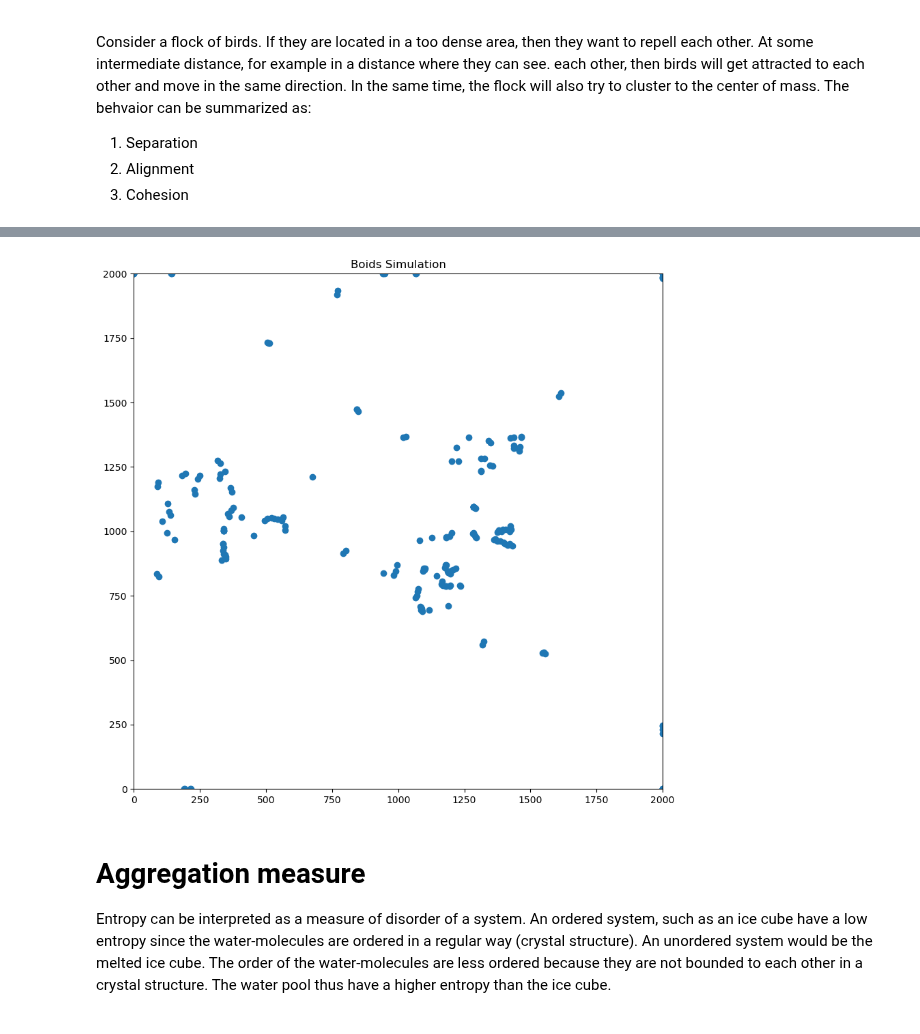
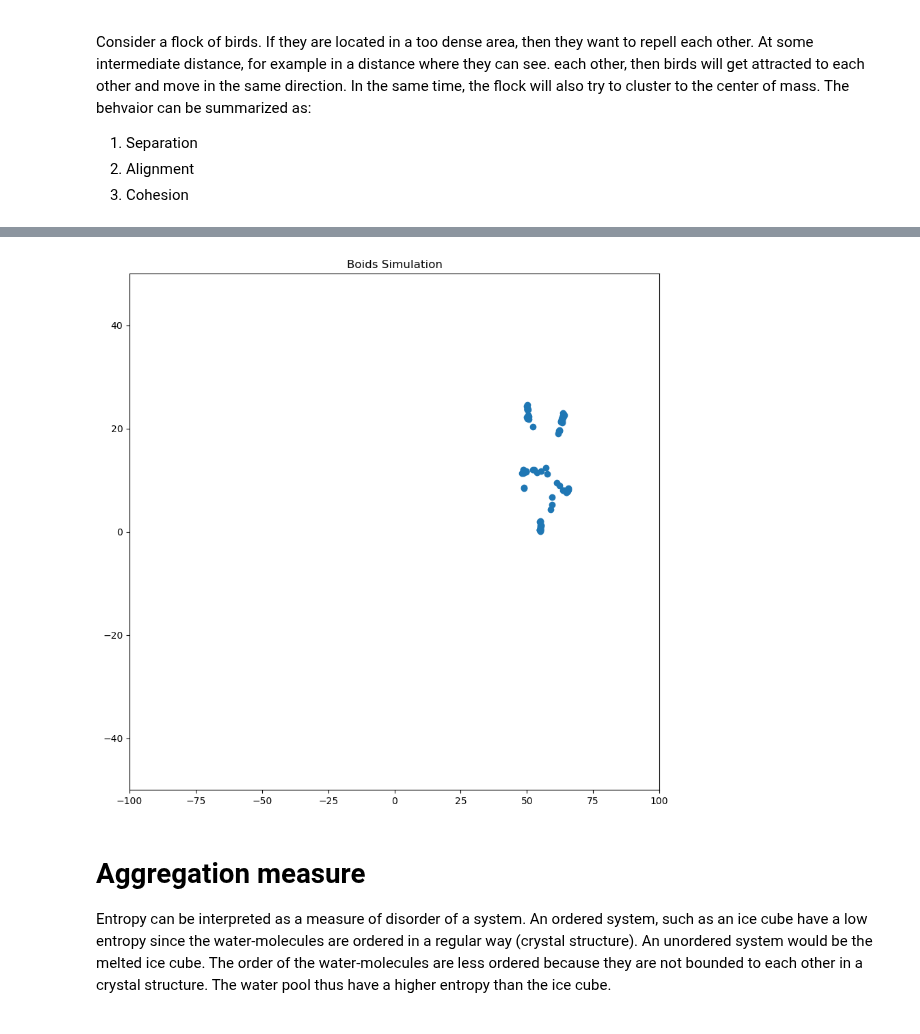
Before and after one commit to SunAndClouds/ComplexSystems, a Jupyter notebook: Lab4.ipynb, the cells around one changed output, grey strips where cells are left out. Drawn from its saved outputs; the diff is of its cells as text; code cells hidden in the pictures.

```diff
--- a/Lab4.ipynb
+++ b/Lab4.ipynb
@@ -31,7 +31,7 @@ rho1, rho2, rho3, rho4 = [0.1, 0.6, 0.2, 0.1]
 eta = 0.5 * np.pi  # random factor upper bound (in radians)
 
 # Animation constants
-time_steps = 10000
+time_steps = 5000
 factor = 50
 frames = time_steps // factor
 dt = 1e2 / time_steps
@@ -80,17 +80,26 @@ def theta3(xy):
     return theta
 
 
+def update_vector(repelling_angles, theta2_value, attracting_angles, prev_direction):
+    def directional_vector(theta):
+        if isinstance(theta, (float, np.float32, np.float64)):
+            u = np.array([np.cos(theta), np.sin(theta)])
+        else:
+            u = np.array([np.cos(theta), np.sin(theta)]).T
+        return u
 
-@njit
-def update_angle(repelling_angles, theta2_value, attracting_angles):
-    angle = (
-            rho1 * np.mean(repelling_angles) if repelling_angles.size > 0 else 0
-            + rho2 * theta2_value
-            + rho3 * np.mean(attracting_angles) if attracting_angles.size > 0 else 0
-            + rho4 * np.random.uniform(-eta, eta)
-    )
-    return angle
+    # If there are no birds in all three zones, return previous direction randomly perturbed
+    if repelling_angles.size == 0 and np.isnan(theta2_value) and attracting_angles.size == 0:
+        alpha, beta = 0.6, 0.4  # example weights for previous direction and random factor
+        return alpha * prev_direction + beta * directional_vector(np.random.uniform(-eta, eta))
 
+    e1 = np.mean(directional_vector(repelling_angles), axis=0) if repelling_angles.size > 0 else np.array([0.0, 0.0])
+    e2 = directional_vector(theta2_value) if not np.isnan(theta2_value) else np.array([0.0, 0.0])
+    e3 = np.mean(directional_vector(attracting_angles), axis=0) if attracting_angles.size > 0 else np.array([0.0, 0.0])
+    e4 = directional_vector(np.random.uniform(-eta, eta))
+
+    weighted_vector = rho1 * e1 + rho2 * e2 + rho3 * e3 + rho4 * e4
+    return weighted_vector
 
 
 f = 0
@@ -110,14 +119,12 @@ for t in tqdm(range(time_steps)):
 
     # Update velocities
     for i in range(N):
-        theta2_value  = theta2(xy, v, i, alignment_indices)
+        theta2_value  = theta2(xy, v, i, alignment_indices) if np.any(alignment_indices[i]) else np.nan
         repelling_angles = theta1_values[repelling_indices[i]]
         attracting_angles = theta3_values[attracting_indices[i]]
 
-        # Update angle
-        angle = update_angle(repelling_angles, theta2_value, attracting_angles)
-        v[i] = np.array([np.cos(angle), np.sin(angle)])
-
+        # Update vector
+        v[i] = update_vector(repelling_angles, theta2_value, attracting_angles, v[i])
 
     # Update positions
     xy += v * dt
@@ -193,20 +137,20 @@ plt.plot(*position_history[-1].T, "o")
 # %%
 def plot_animation(simulation_data):
     fig, ax = plt.subplots(figsize=(10, 10), dpi=100)
 
     def update(frame):
         ax.clear()
-        ax.set_xlim(0, WIDTH)
-        ax.set_ylim(0, HEIGHT)
+        ax.set_xlim(-100, 100)
+        ax.set_ylim(-50, 50)
         ax.scatter(simulation_data[frame, :, 0], simulation_data[frame, :, 1])
         ax.set_title('Boids Simulation')
 
     anim = FuncAnimation(fig, update, frames=len(simulation_data), repeat=False)
     anim.save("boids_simulation.gif", writer="pillow")
 
 plot_animation(position_history)
 # %% [output]
-[figure, old version]
+[figure, new version]
 # %% [markdown]
 # Aggregation measure
 Entropy can be interpreted as a measure of disorder of a system.
```
Also changed, not shown: parts of 2 cells of this notebook, 1 other file.
